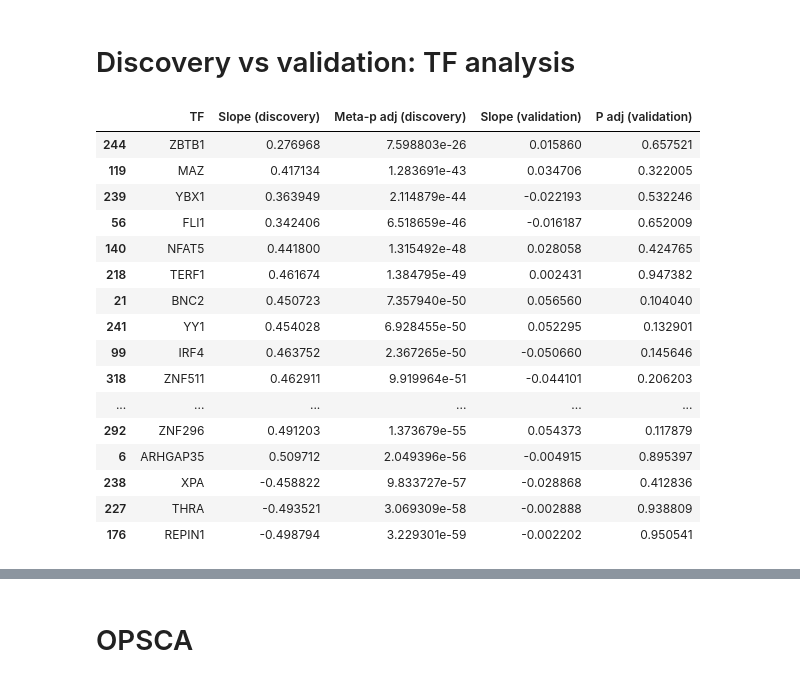
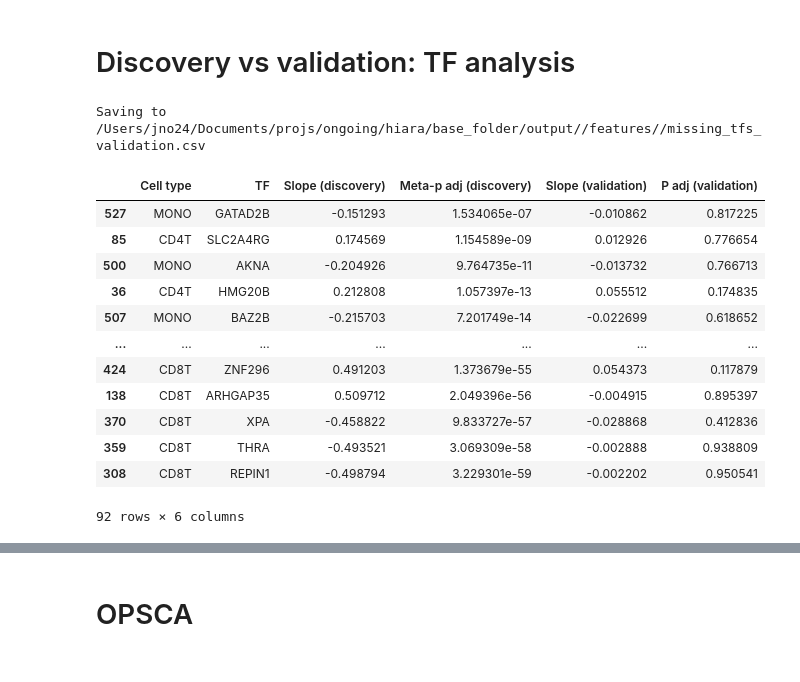
Before and after one commit to janursa/HIRA, a Jupyter notebook: notebooks/supp_results.ipynb, the cells around one changed output, grey strips where cells are left out. Drawn from its saved outputs; the diff is of its cells as text; code cells hidden in the pictures.

```diff
--- a/notebooks/supp_results.ipynb
+++ b/notebooks/supp_results.ipynb
@@ -40,31 +40,36 @@ os.makedirs(to_save, exist_ok=True)
 # Discovery vs validation: TF analysis
 # %%
 cell_type = 'CD8T'
-stats_ref = retrieve_sig_stats(cell_type=cell_type)[['gene', 'slope', 'meta_p_adj']]
-stats_ref = stats_ref.groupby('gene').agg({'slope': 'mean', 'meta_p_adj': 'min'}).reset_index()
-stats_val = retrieve_stats(data_type='bulk', feature_type='tf_activity', cell_type=cell_type, dataset='soundlife', multi_cohort=False).drop_duplicates(subset={'cell_type', 'gene'})[['gene', 'slope', 'p_value_adj']]
-stats_ref.columns = ['TF', 'Slope (discovery)', 'Meta-p adj (discovery)']
-stats_val.columns = ['TF', 'Slope (validation)', 'P adj (validation)']
-stats_merged = stats_ref.merge(stats_val, on='TF', suffixes=('_ref', '_val'), how='left')
+stats_ref = retrieve_sig_stats()[['gene', 'slope', 'meta_p_adj', 'cell_type']]
+stats_ref = stats_ref.groupby(['cell_type','gene']).agg({'slope': 'mean', 'meta_p_adj': 'min'}).reset_index()
+stats_val = retrieve_stats(data_type='bulk', feature_type='tf_activity', dataset='soundlife', multi_cohort=False).drop_duplicates(subset={'cell_type', 'gene'})[['gene', 'slope', 'p_value_adj', 'cell_type']]
+
+# Ensure cell_type columns are strings before renaming
+stats_ref['cell_type'] = stats_ref['cell_type'].astype(str)
+stats_val['cell_type'] = stats_val['cell_type'].astype(str)
+
+stats_ref.columns = ['Cell type', 'TF', 'Slope (discovery)', 'Meta-p adj (discovery)']
+stats_val.columns = ['TF', 'Slope (validation)', 'P adj (validation)', 'Cell type']
+stats_merged = stats_ref.merge(stats_val, on=['Cell type', 'TF'], suffixes=('_ref', '_val'), how='left')
 # only in ref
 missed_ones = stats_merged[(stats_merged['P adj (validation)']>0.05) & (stats_merged['Slope (validation)']<0.1)]
+file_name = f'{FEATURES_DIR}/missing_tfs_validation.csv'
+print(f'Saving to {file_name}')
+missed_ones.to_csv(file_name, index=False)
 missed_ones.sort_values('Meta-p adj (discovery)', ascending=False)
 # %% [output]
+Saving to /Users/jno24/Documents/projs/ongoing/hiara/base_folder/output//features//missing_tfs_validation.csv
-|  | TF | Slope (discovery) | Meta-p adj (discovery) | Slope (validation) | P adj (validation) |
-| 244 | ZBTB1 | 0.276968 | 7.598803e-26 | 0.015860 | 0.657521 |
-| 119 | MAZ | 0.417134 | 1.283691e-43 | 0.034706 | 0.322005 |
-| 239 | YBX1 | 0.363949 | 2.114879e-44 | -0.022193 | 0.532246 |
-| 56 | FLI1 | 0.342406 | 6.518659e-46 | -0.016187 | 0.652009 |
-| 140 | NFAT5 | 0.441800 | 1.315492e-48 | 0.028058 | 0.424765 |
-| 218 | TERF1 | 0.461674 | 1.384795e-49 | 0.002431 | 0.947382 |
-| 21 | BNC2 | 0.450723 | 7.357940e-50 | 0.056560 | 0.104040 |
-| 241 | YY1 | 0.454028 | 6.928455e-50 | 0.052295 | 0.132901 |
-| 99 | IRF4 | 0.463752 | 2.367265e-50 | -0.050660 | 0.145646 |
-| 318 | ZNF511 | 0.462911 | 9.919964e-51 | -0.044101 | 0.206203 |
-| ... | ... | ... | ... | ... | ... |
-| 292 | ZNF296 | 0.491203 | 1.373679e-55 | 0.054373 | 0.117879 |
-| 6 | ARHGAP35 | 0.509712 | 2.049396e-56 | -0.004915 | 0.895397 |
-| 238 | XPA | -0.458822 | 9.833727e-57 | -0.028868 | 0.412836 |
-| 227 | THRA | -0.493521 | 3.069309e-58 | -0.002888 | 0.938809 |
-| 176 | REPIN1 | -0.498794 | 3.229301e-59 | -0.002202 | 0.950541 |
+|  | Cell type | TF | Slope (discovery) | Meta-p adj (discovery) | Slope (validation) | P adj (validation) |
+| 527 | MONO | GATAD2B | -0.151293 | 1.534065e-07 | -0.010862 | 0.817225 |
+| 85 | CD4T | SLC2A4RG | 0.174569 | 1.154589e-09 | 0.012926 | 0.776654 |
+| 500 | MONO | AKNA | -0.204926 | 9.764735e-11 | -0.013732 | 0.766713 |
+| 36 | CD4T | HMG20B | 0.212808 | 1.057397e-13 | 0.055512 | 0.174835 |
+| 507 | MONO | BAZ2B | -0.215703 | 7.201749e-14 | -0.022699 | 0.618652 |
+| ... | ... | ... | ... | ... | ... | ... |
+| 424 | CD8T | ZNF296 | 0.491203 | 1.373679e-55 | 0.054373 | 0.117879 |
+| 138 | CD8T | ARHGAP35 | 0.509712 | 2.049396e-56 | -0.004915 | 0.895397 |
+| 370 | CD8T | XPA | -0.458822 | 9.833727e-57 | -0.028868 | 0.412836 |
+| 359 | CD8T | THRA | -0.493521 | 3.069309e-58 | -0.002888 | 0.938809 |
+| 308 | CD8T | REPIN1 | -0.498794 | 3.229301e-59 | -0.002202 | 0.950541 |
+92 rows × 6 columns
 # %%
```
Also changed, not shown: parts of 15 cells of this notebook, 3 other files.
